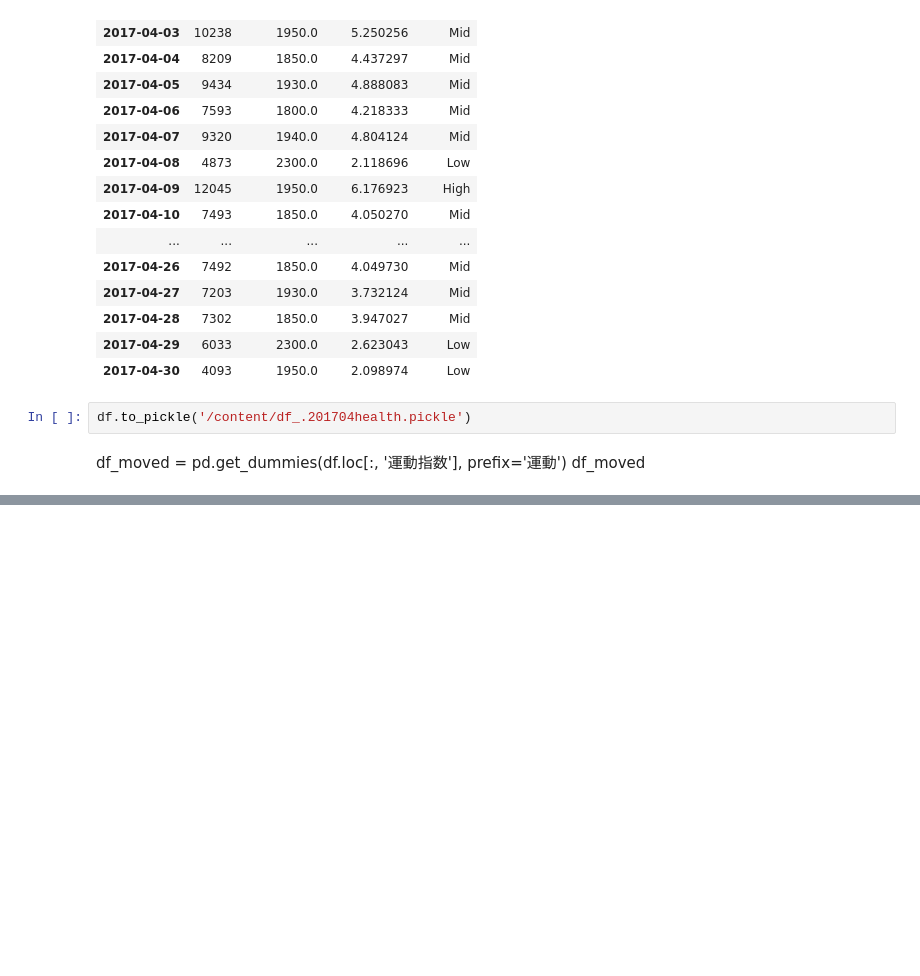
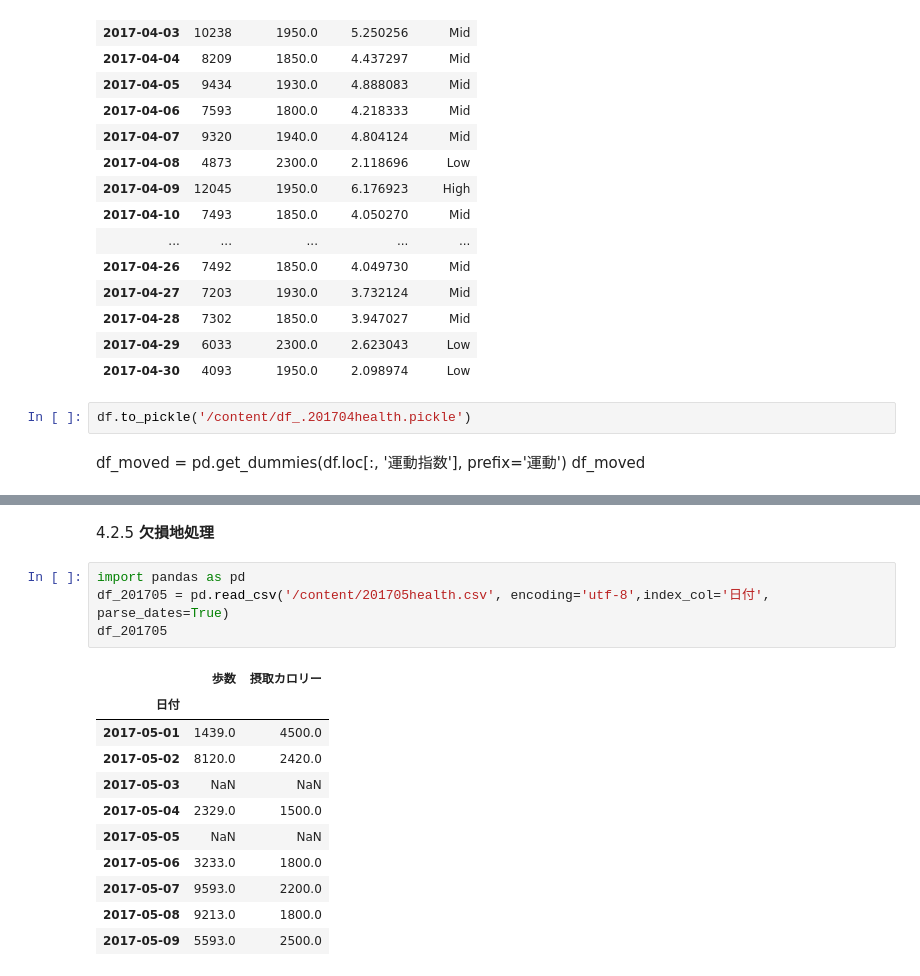
Before and after one commit to YukiNoji3/SampleCode, a Jupyter notebook: Python_DataAnalysis(pandas).ipynb, the cells around one changed output, grey strips where cells are left out. Cells and saved outputs as stored; diff of their text form; blank space fills up the shorter version.

```diff
--- a/Python_DataAnalysis(pandas).ipynb
+++ b/Python_DataAnalysis(pandas).ipynb
@@ -394,0 +534,18 @@ df_moved
+# %% [markdown]
+4.2.5 **欠損地処理**
+# %%
+import pandas as pd
+df_201705 = pd.read_csv('/content/201705health.csv', encoding='utf-8',index_col='日付', parse_dates=True)
+df_201705
+# %% [output]
+|  | 歩数 | 摂取カロリー |
+| 日付 |  |  |
+| 2017-05-01 | 1439.0 | 4500.0 |
+| 2017-05-02 | 8120.0 | 2420.0 |
+| 2017-05-03 | NaN | NaN |
+| 2017-05-04 | 2329.0 | 1500.0 |
+| 2017-05-05 | NaN | NaN |
+| 2017-05-06 | 3233.0 | 1800.0 |
+| 2017-05-07 | 9593.0 | 2200.0 |
+| 2017-05-08 | 9213.0 | 1800.0 |
+| 2017-05-09 | 5593.0 | 2500.0 |
```
Also changed, not shown: parts of 10 cells of this notebook.
